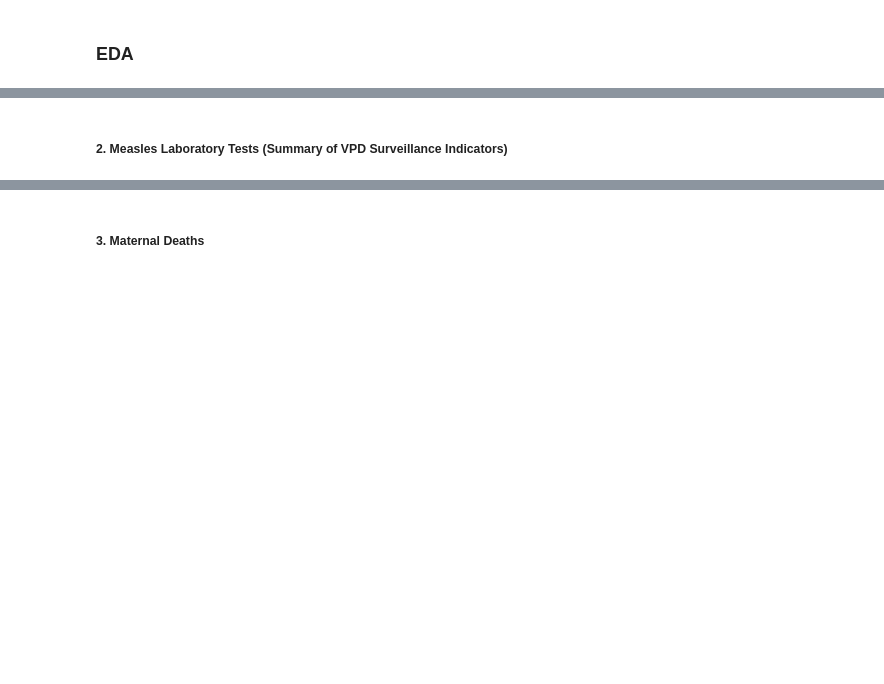
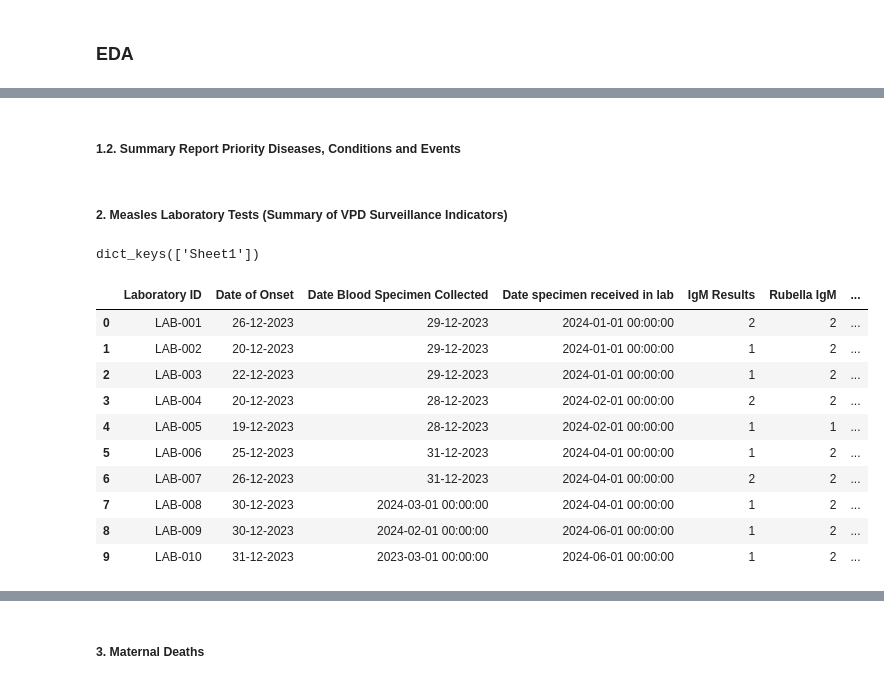
Before and after one commit to malambomutila/Big-Data-Visualisation-Assessment, a Jupyter notebook: malambo.ipynb, the cells around one changed output, grey strips where cells are left out. Drawn from its saved outputs; the diff is of its cells as text; code cells hidden in the pictures; blank space fills up the shorter version.

```diff
--- a/malambo.ipynb
+++ b/malambo.ipynb
@@ -34,0 +114,2 @@ zambian_provinces = gpd.read_file("./data/shapefiles/zmb_admbnda_adm1_dmmu_20201
+# %% [markdown]
+##### 1.2. Summary Report Priority Diseases, Conditions and Events
@@ -35,2 +158,23 @@ zambian_provinces = gpd.read_file("./data/shapefiles/zmb_admbnda_adm1_dmmu_20201
 # %% [markdown]
 ##### 2. Measles Laboratory Tests (Summary of VPD Surveillance Indicators)
+# %%
+# Check the sheets in the Excel workbook
+measles_lab.keys()
+# %% [output]
+dict_keys(['Sheet1'])
+# %%
+# Preview the data
+measles_lab = measles_lab["Sheet1"]
+measles_lab.head(10)
+# %% [output]
+|  | Laboratory ID | Date of Onset | Date Blood Specimen Collected | Date specimen received in lab | IgM Results | Rubella IgM | ... |
+| 0 | LAB-001 | 26-12-2023 | 29-12-2023 | 2024-01-01 00:00:00 | 2 | 2 | ... |
+| 1 | LAB-002 | 20-12-2023 | 29-12-2023 | 2024-01-01 00:00:00 | 1 | 2 | ... |
+| 2 | LAB-003 | 22-12-2023 | 29-12-2023 | 2024-01-01 00:00:00 | 1 | 2 | ... |
+| 3 | LAB-004 | 20-12-2023 | 28-12-2023 | 2024-02-01 00:00:00 | 2 | 2 | ... |
+| 4 | LAB-005 | 19-12-2023 | 28-12-2023 | 2024-02-01 00:00:00 | 1 | 1 | ... |
+| 5 | LAB-006 | 25-12-2023 | 31-12-2023 | 2024-04-01 00:00:00 | 1 | 2 | ... |
+| 6 | LAB-007 | 26-12-2023 | 31-12-2023 | 2024-04-01 00:00:00 | 2 | 2 | ... |
+| 7 | LAB-008 | 30-12-2023 | 2024-03-01 00:00:00 | 2024-04-01 00:00:00 | 1 | 2 | ... |
+| 8 | LAB-009 | 30-12-2023 | 2024-02-01 00:00:00 | 2024-06-01 00:00:00 | 1 | 2 | ... |
+| 9 | LAB-010 | 31-12-2023 | 2023-03-01 00:00:00 | 2024-06-01 00:00:00 | 1 | 2 | ... |
```
Also changed, not shown: parts of 24 cells of this notebook.
